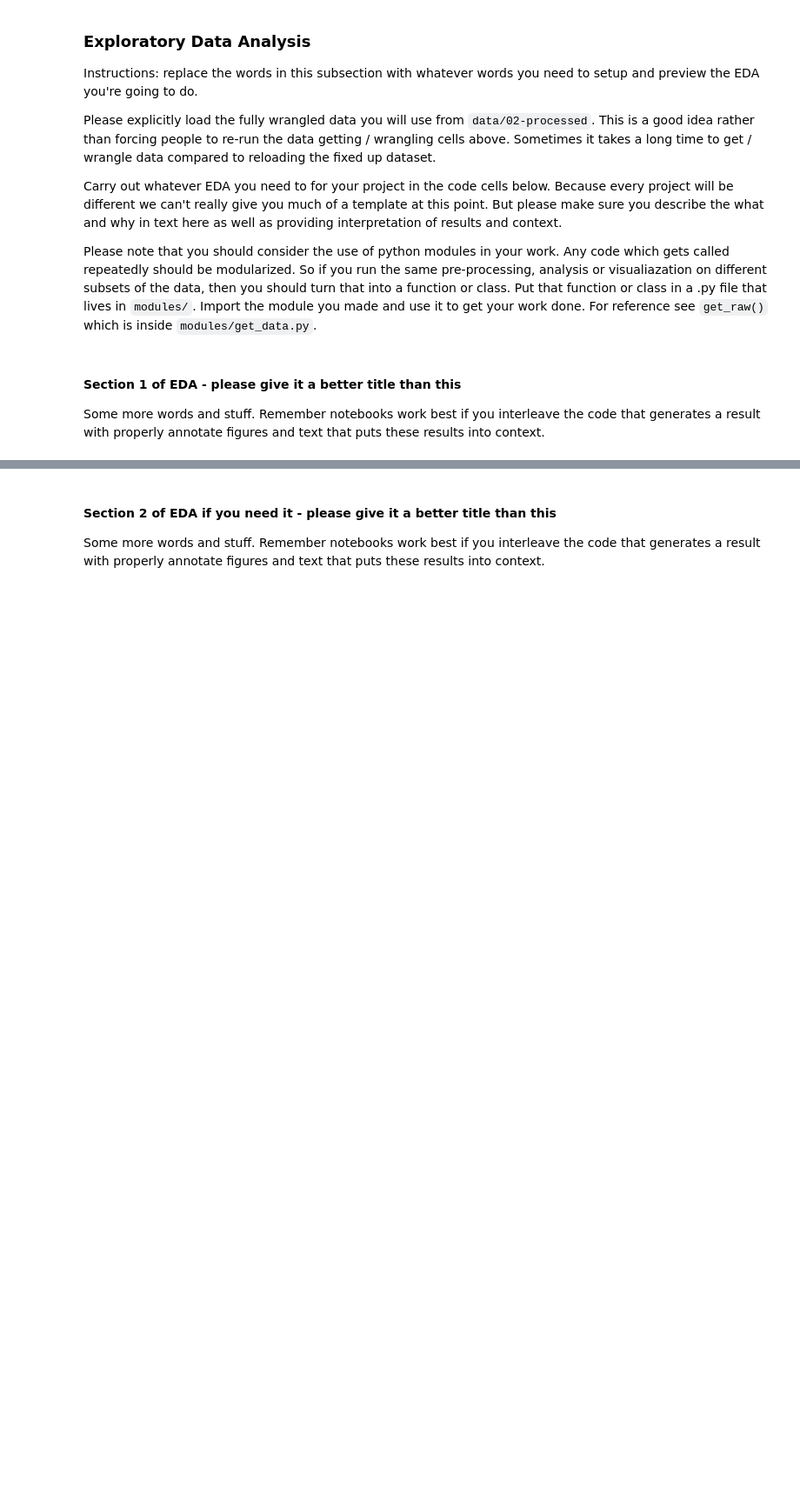
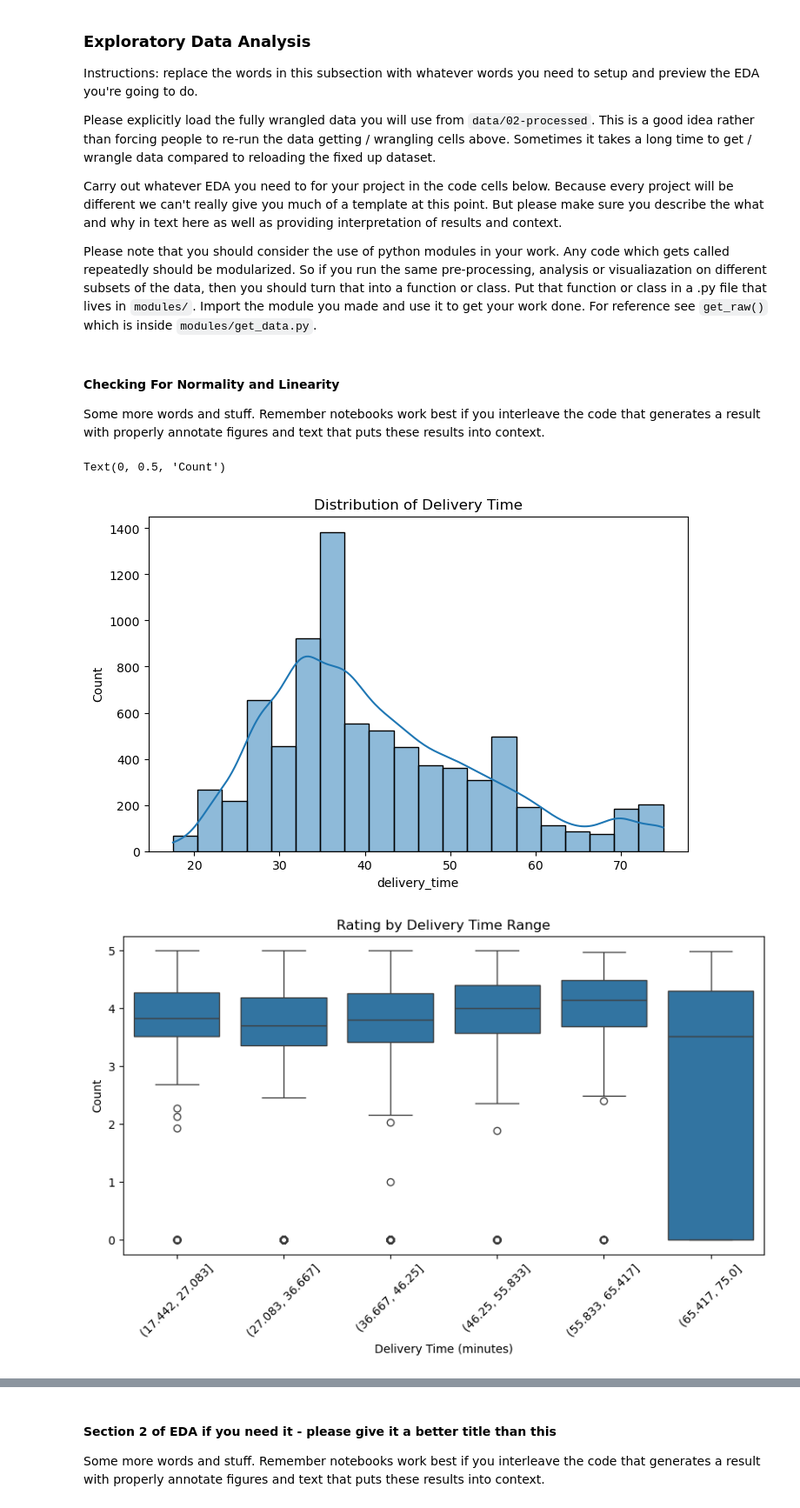
Before and after one commit to COGS108/Group111_WI26, a Jupyter notebook: 02-EDACheckpoint.ipynb, the cells around one changed output, grey strips where cells are left out. Shown at 87% size. Drawn from its saved outputs; the diff is of its cells as text; code cells hidden in the pictures; blank space fills up the shorter version.

```diff
--- a/02-EDACheckpoint.ipynb
+++ b/02-EDACheckpoint.ipynb
@@ -519,6 +419,6 @@ Carry out whatever EDA you need to for your project in the code cells below.  Be
 
 Please note that you should consider the use of python modules in your work.  Any code which gets called repeatedly should be modularized. So if you run the same pre-processing, analysis or visualiazation on different subsets of the data, then you should turn that into a function or class.  Put that function or class in a .py file that lives in `modules/`.  Import the module you made and use it to get your work done.  For reference see `get_raw()` which is inside `modules/get_data.py`.
 # %% [markdown]
-#### Section 1 of EDA - please give it a better title than this
+#### Checking For Normality and Linearity
 
 Some more words and stuff.  Remember notebooks work best if you interleave the code that generates a result with properly annotate figures and text that puts these results into context.
@@ -527,0 +425,30 @@ Some more words and stuff.  Remember notebooks work best if you interleave the c
+# %%
+# Grubhub Plots
+plt.figure(figsize=(8,5))
+
+sns.histplot(
+    data=grubhub,
+    x='delivery_time',
+    bins=20,
+    kde=True
+)
+
+plt.title("Distribution of Delivery Time")# Create bins
+grubhub['delivery_bin'] = pd.cut(grubhub['delivery_time'], bins=6)
+
+plt.figure(figsize=(10,5))
+
+sns.boxplot(
+    data=grubhub,
+    x='delivery_bin',
+    y='rating'
+)
+
+plt.xticks(rotation=45)
+plt.title("Rating by Delivery Time Range")
+plt.xlabel("Delivery Time (minutes)")
+plt.ylabel("Count")
+# %% [output]
+Text(0, 0.5, 'Count')
+[figure, added]
+[figure, added]
```
Also changed, not shown: parts of 19 cells of this notebook.
